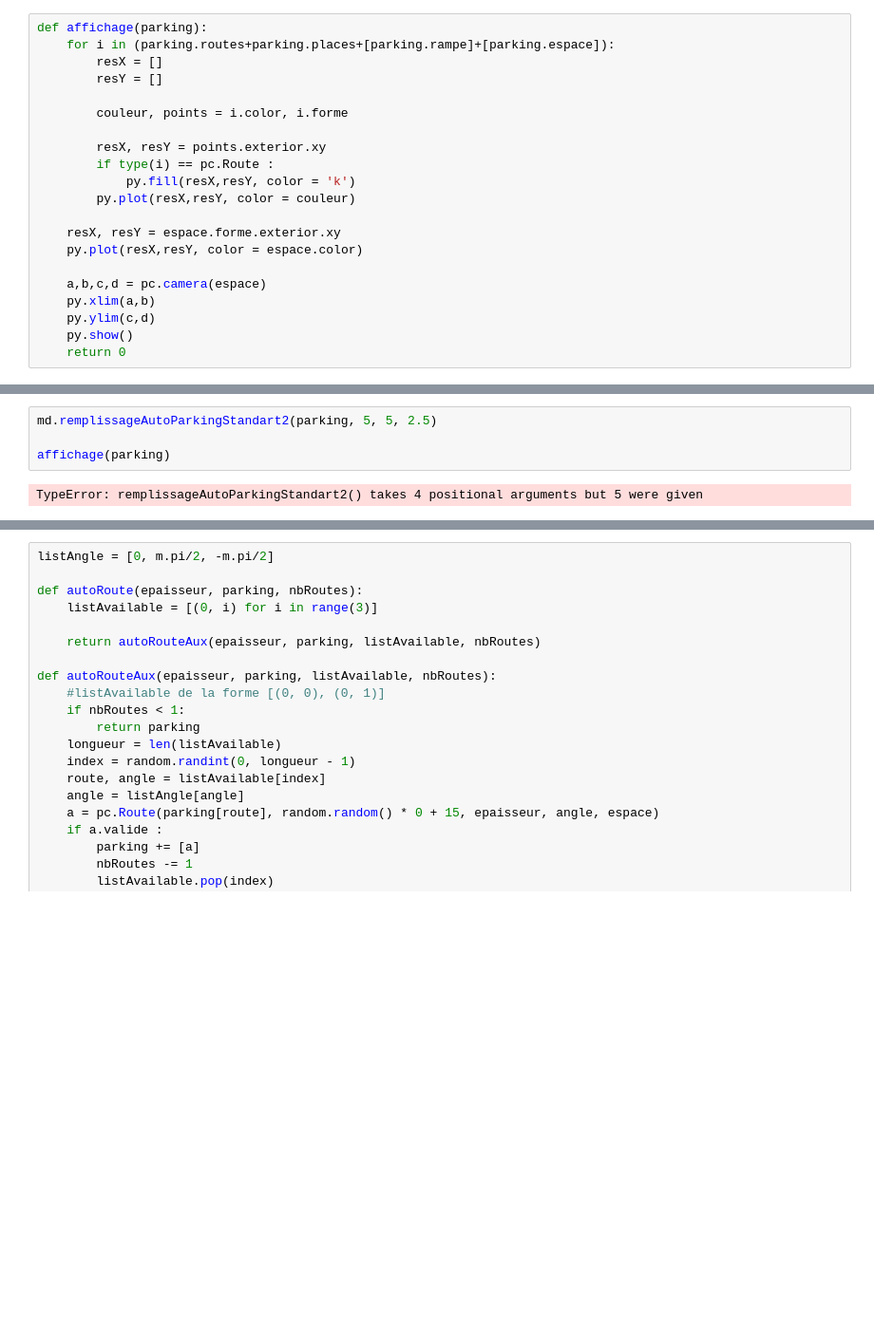
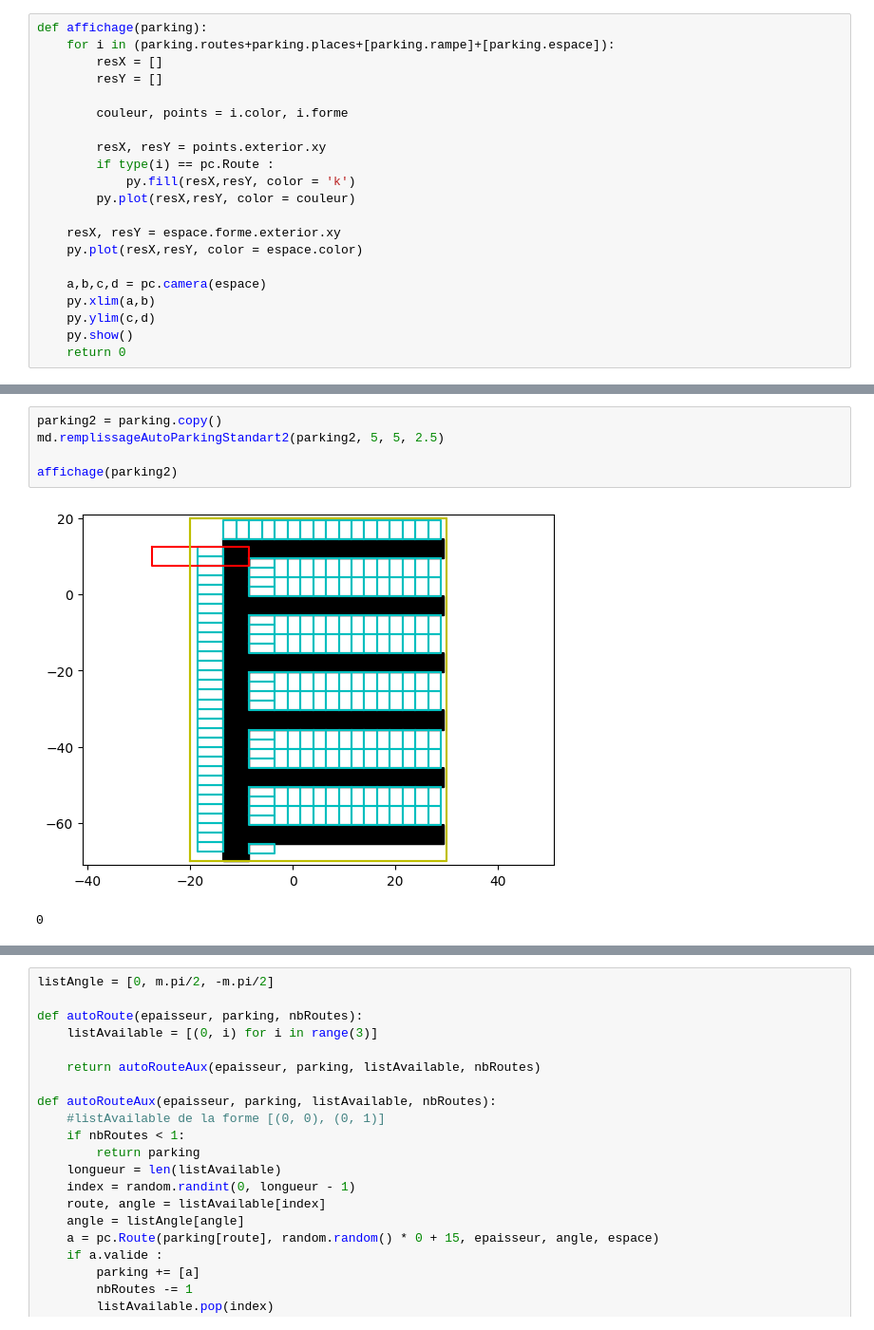
Before and after one commit to Painchadic/Parkyze-, a Jupyter notebook: parkyze.ipynb, the cells around one changed output, grey strips where cells are left out. Shown at 95% size. Saved outputs shown, nothing was run; the diff lists cells and outputs as text; blank space fills up the shorter version.

```diff
--- a/parkyze.ipynb
+++ b/parkyze.ipynb
@@ -40,9 +41,11 @@ affichage(parking)
 [figure]
 0
 # %%
-md.remplissageAutoParkingStandart2(parking, 5, 5, 2.5)
+parking2 = parking.copy()
+md.remplissageAutoParkingStandart2(parking2, 5, 5, 2.5)
 
-affichage(parking)
+affichage(parking2)
 # %% [output]
+[figure, added]
-TypeError: remplissageAutoParkingStandart2() takes 4 positional arguments but 5 were given
+0
 # %%
```
Also changed, not shown: parts of 4 cells of this notebook, 2 other files.
